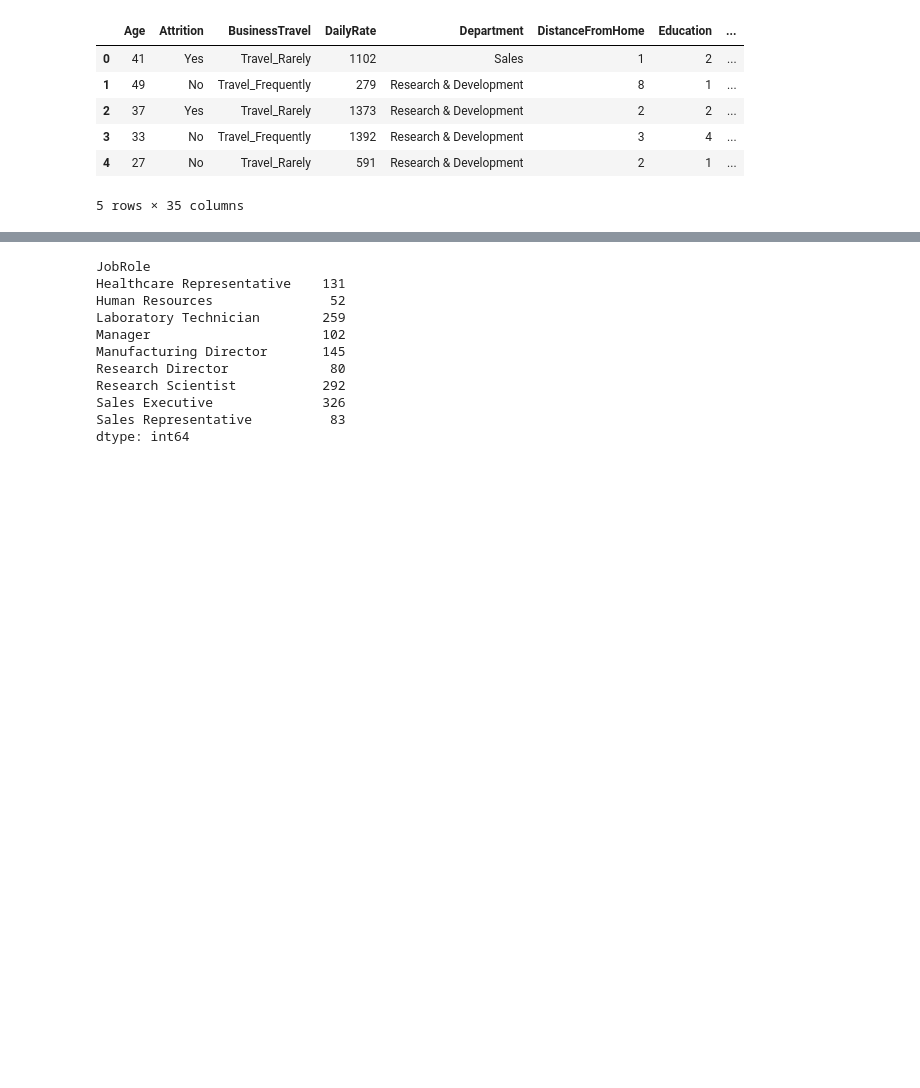
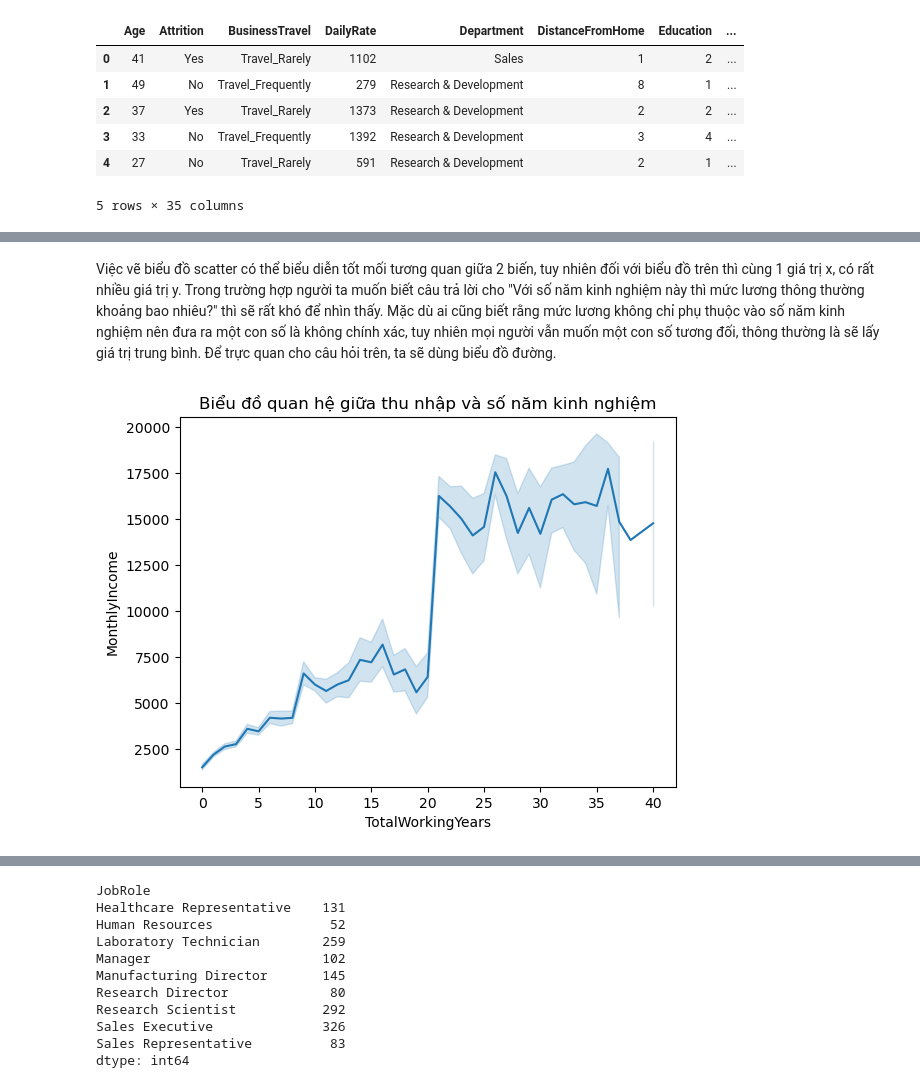
Before and after one commit to HuyHCMUS/DataVisualize-1, a Jupyter notebook: Hoang.ipynb, the cells around one changed output, grey strips where cells are left out. Cells and saved outputs as stored; diff of their text form; code cells hidden in the pictures; blank space fills up the shorter version.

```diff
--- a/Hoang.ipynb
+++ b/Hoang.ipynb
@@ -37,0 +33,8 @@ Text(0.5, 1.0, 'Biểu đồ quan hệ giữa thu nhập và số năm kinh nghi
+# %% [markdown]
+Việc vẽ biểu đồ scatter có thể biểu diễn tốt mối tương quan giữa 2 biến, tuy nhiên đối với biểu đồ trên thì cùng 1 giá trị x, có rất nhiều giá trị y. Trong trường hợp người ta muốn biết câu trả lời cho "Với số năm kinh nghiệm này thì mức lương thông thường khoảng bao nhiêu?" thì sẽ rất khó để nhìn thấy. Mặc dù ai cũng biết rằng mức lương không chỉ phụ thuộc vào số năm kinh nghiệm nên đưa ra một con số là không chính xác, tuy nhiên mọi người vẫn muốn một con số tương đối, thông thường là sẽ lấy giá trị trung bình. Để trực quan cho câu hỏi trên, ta sẽ dùng biểu đồ đường.
+# %%
+sns.lineplot(data = data, x = "TotalWorkingYears", y = "MonthlyIncome", estimator=np.mean)
+plt.title("Biểu đồ quan hệ giữa thu nhập và số năm kinh nghiệm")
+plt.show()
+# %% [output]
+[figure, added]
```
Also changed, not shown: parts of 14 cells of this notebook.
